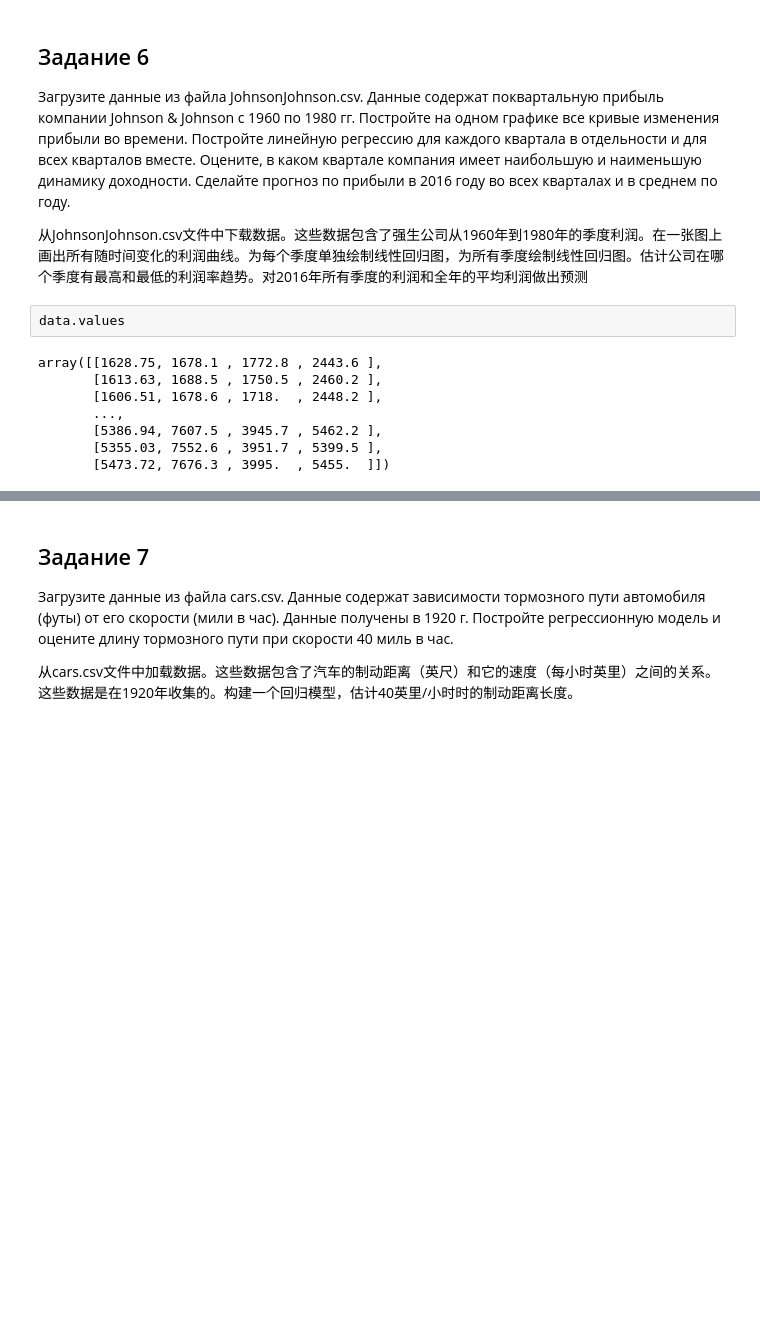
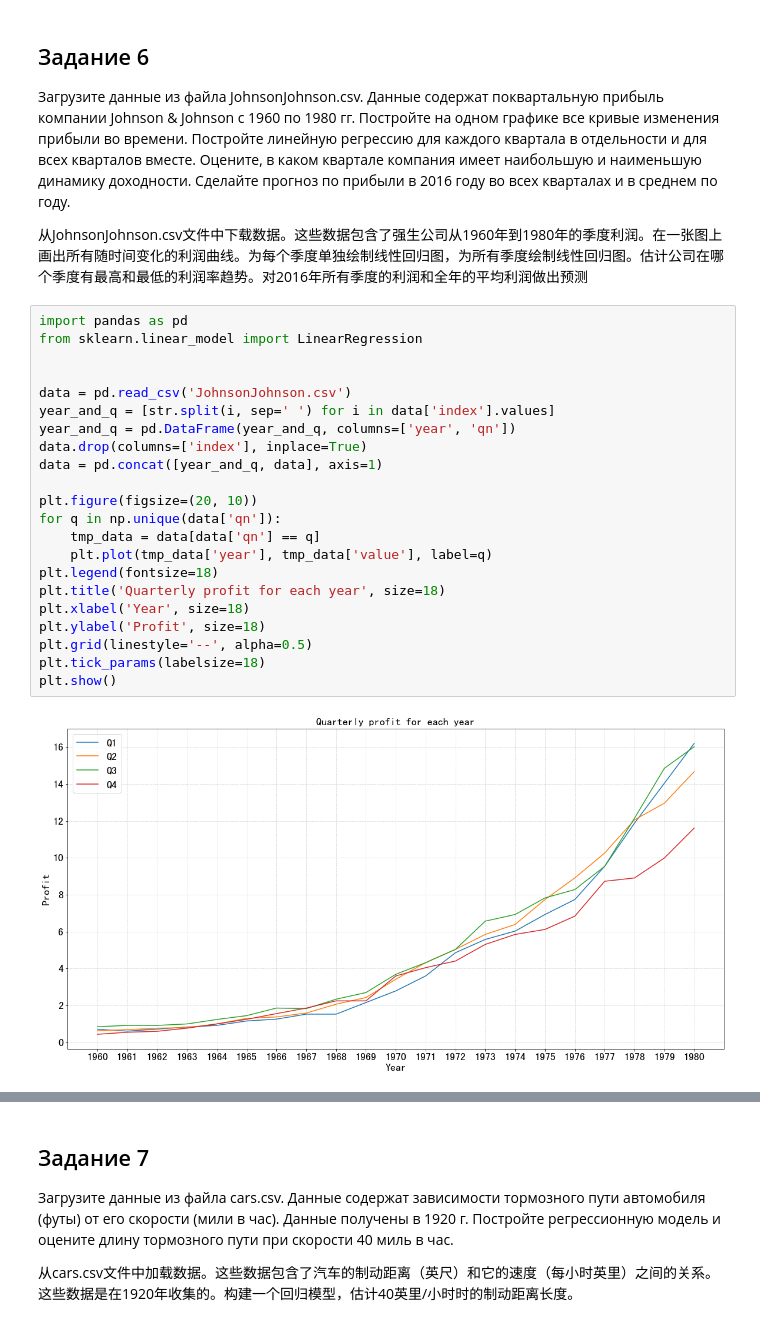
Before and after one commit to NekoSilverFox/Machine-learning, a Jupyter notebook: 150 - 回归算法 - SPbSTU - lab5/lab5 - 线性回归.ipynb, the cells around one changed output, grey strips where cells are left out. Drawn from its saved outputs; the diff is of its cells as text; blank space fills up the shorter version.

```diff
--- a/150 - 回归算法 - SPbSTU - lab5/lab5 - 线性回归.ipynb
+++ b/150 - 回归算法 - SPbSTU - lab5/lab5 - 线性回归.ipynb
@@ -363,13 +347,27 @@ df_pred
 Загрузите данные из файла JohnsonJohnson.csv. Данные содержат поквартальную прибыль компании Johnson & Johnson с 1960 по 1980 гг. Постройте на одном графике все кривые изменения прибыли во времени. Постройте линейную регрессию для каждого квартала в отдельности и для всех кварталов вместе. Оцените, в каком квартале компания имеет наибольшую и наименьшую динамику доходности. Сделайте прогноз по прибыли в 2016 году во всех кварталах и в среднем по году.
 
 从JohnsonJohnson.csv文件中下载数据。这些数据包含了强生公司从1960年到1980年的季度利润。在一张图上画出所有随时间变化的利润曲线。为每个季度单独绘制线性回归图，为所有季度绘制线性回归图。估计公司在哪个季度有最高和最低的利润率趋势。对2016年所有季度的利润和全年的平均利润做出预测
-# %%
-data.values
-# %% [output]
-array([[1628.75, 1678.1 , 1772.8 , 2443.6 ],
-       [1613.63, 1688.5 , 1750.5 , 2460.2 ],
-       [1606.51, 1678.6 , 1718.  , 2448.2 ],
-       ...,
-       [5386.94, 7607.5 , 3945.7 , 5462.2 ],
-       [5355.03, 7552.6 , 3951.7 , 5399.5 ],
-       [5473.72, 7676.3 , 3995.  , 5455.  ]])
+# %%
+import pandas as pd
+from sklearn.linear_model import LinearRegression
+
+
+data = pd.read_csv('JohnsonJohnson.csv')
+year_and_q = [str.split(i, sep=' ') for i in data['index'].values]
+year_and_q = pd.DataFrame(year_and_q, columns=['year', 'qn'])
+data.drop(columns=['index'], inplace=True)
+data = pd.concat([year_and_q, data], axis=1)
+
+plt.figure(figsize=(20, 10))
+for q in np.unique(data['qn']):
+    tmp_data = data[data['qn'] == q]
+    plt.plot(tmp_data['year'], tmp_data['value'], label=q)
+plt.legend(fontsize=18)
+plt.title('Quarterly profit for each year', size=18)
+plt.xlabel('Year', size=18)
+plt.ylabel('Profit', size=18)
+plt.grid(linestyle='--', alpha=0.5)
+plt.tick_params(labelsize=18)
+plt.show()
+# %% [output]
+[figure, added]
```
Also changed, not shown: parts of 3 cells of this notebook.
